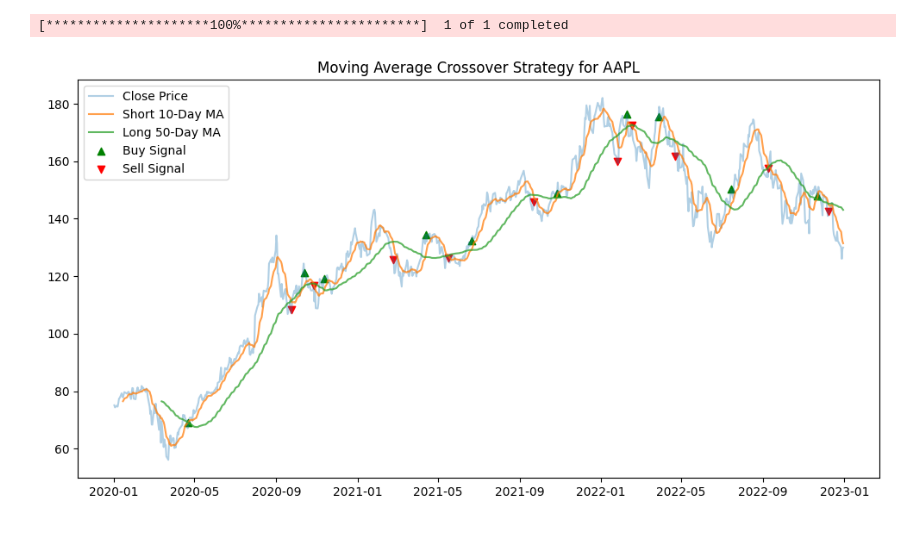
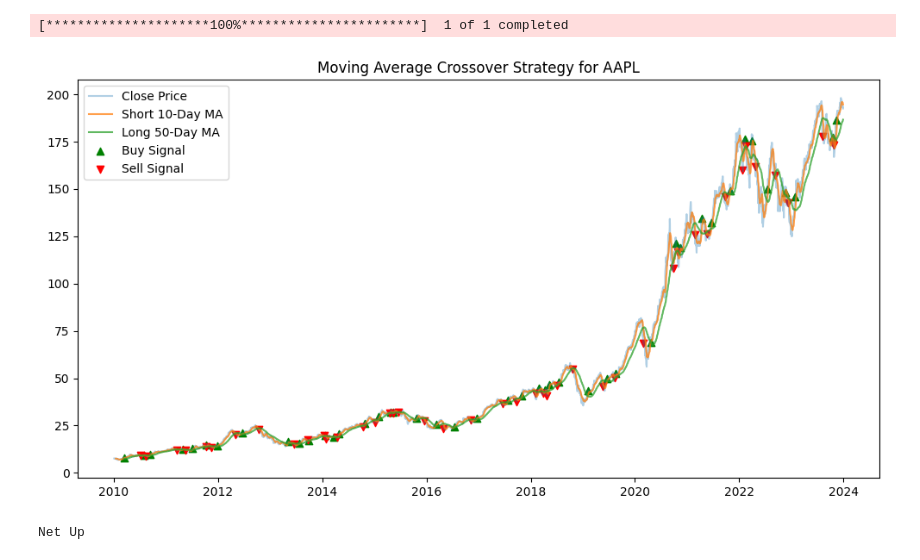
Before and after one commit to kyhjonathan/ma-crossover-algo, a Jupyter notebook: sma-crossover.ipynb, the cells around one changed output. Drawn from its saved outputs; the diff is of its cells as text; code cells hidden in the pictures.

```diff
--- a/sma-crossover.ipynb
+++ b/sma-crossover.ipynb
@@ -19,11 +19,11 @@ def crossover_signals(data):
     position = False #False means no position, True means long position
 
     for i in range (len(data)):
-        if data['Short_MA'][i] > data['Long_MA'][i] and not position:
-            buy_signals[i] = data['Close'][i]
+        if data['Short_MA'].iloc[i] > data['Long_MA'].iloc[i] and not position:
+            buy_signals[i] = data['Close'].iloc[i]
             position = True #bought position
-        elif data['Short_MA'][i] < data['Long_MA'][i] and position:
-            sell_signals[i] = data['Close'][i]
+        elif data['Short_MA'].iloc[i] < data['Long_MA'].iloc[i] and position:
+            sell_signals[i] = data['Close'].iloc[i]
             position = False #sold position
 
     return buy_signals, sell_signals
@@ -40,3 +40,12 @@ def plot_data(data):
     plt.title(f'Moving Average Crossover Strategy for {symbol}')
     plt.legend(loc='best')
     plt.show()
+# %%
+def calculate_net_result(data):
+    data['Daily Return'] = data['Close'].pct_change()
+    data['Strategy Return'] = data['Daily Return'].where(data['Buy'].notnull(), 0)
+    cumulative_return = (1 + data['Strategy Return']).cumprod().iloc[-1] - 1
+    if cumulative_return > 0:
+        return "Net Up"
+    else:
+        return "Net Down"
@@ -43,23 +60,28 @@ def plot_data(data):
 # %%
 if __name__ == "__main__":
     # User-defined parameters
     symbol = 'AAPL'  # Stock ticker symbol
-    start_date = '2020-01-01'
-    end_date = '2023-01-01'
+    start_date = '2010-01-01'
+    end_date = '2024-01-01'
     short_window = 10  # Short-term moving average window
     long_window = 50   # Long-term moving average window
 
     # Step 1: Fetch data
     data = get_data(symbol, start_date, end_date)
 
     # Step 2: Calculate moving averages
     data = calculate_moving_averages(data, short_window, long_window)
 
     # Step 3: Generate buy/sell signals
     data['Buy'], data['Sell'] = crossover_signals(data)
 
     # Step 4: Plot the data with buy/sell signals
     plot_data(data)
+
+    # Step 5: Calculate net result
+    result = calculate_net_result(data)
+    print(result)
 # %% [output]
 [*********************100%***********************]  1 of 1 completed
-[figure, old version]
+[figure, new version]
+Net Up
```
Also changed, not shown: parts of 1 cell of this notebook.
